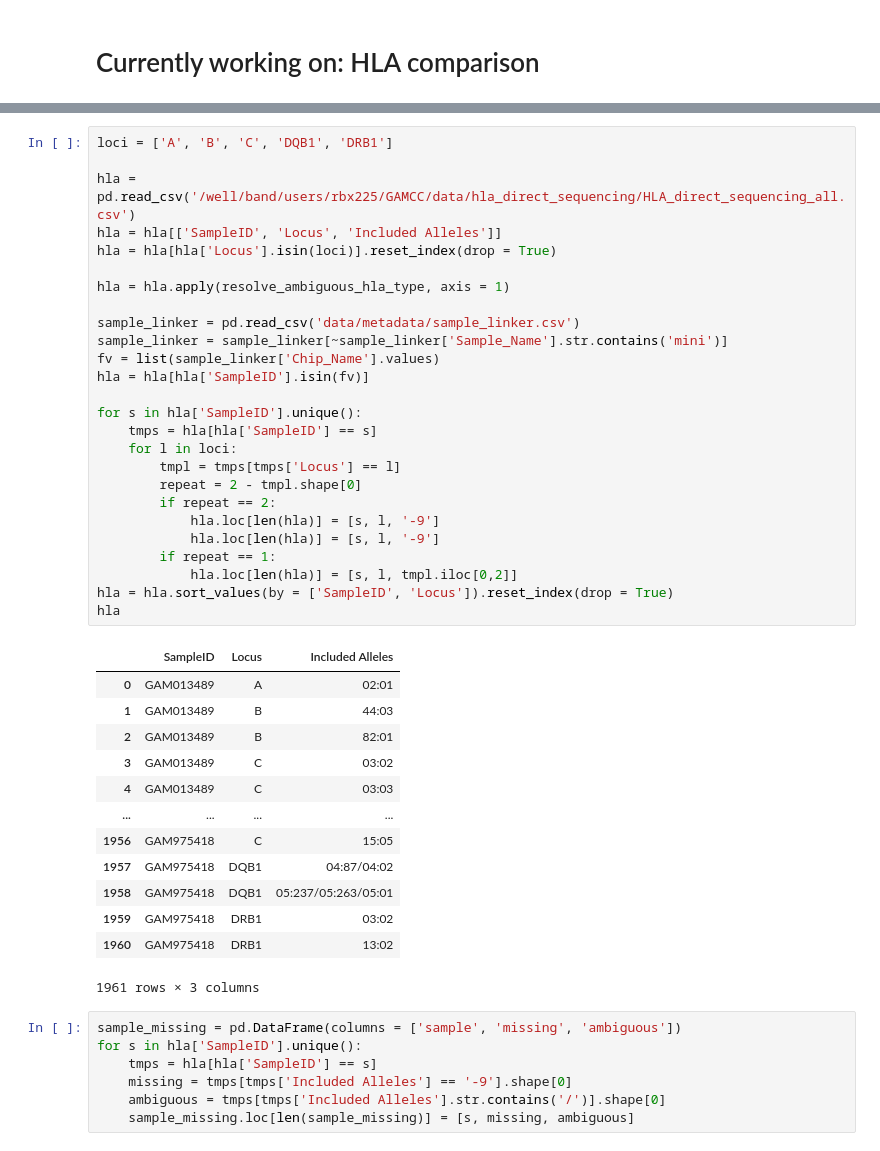
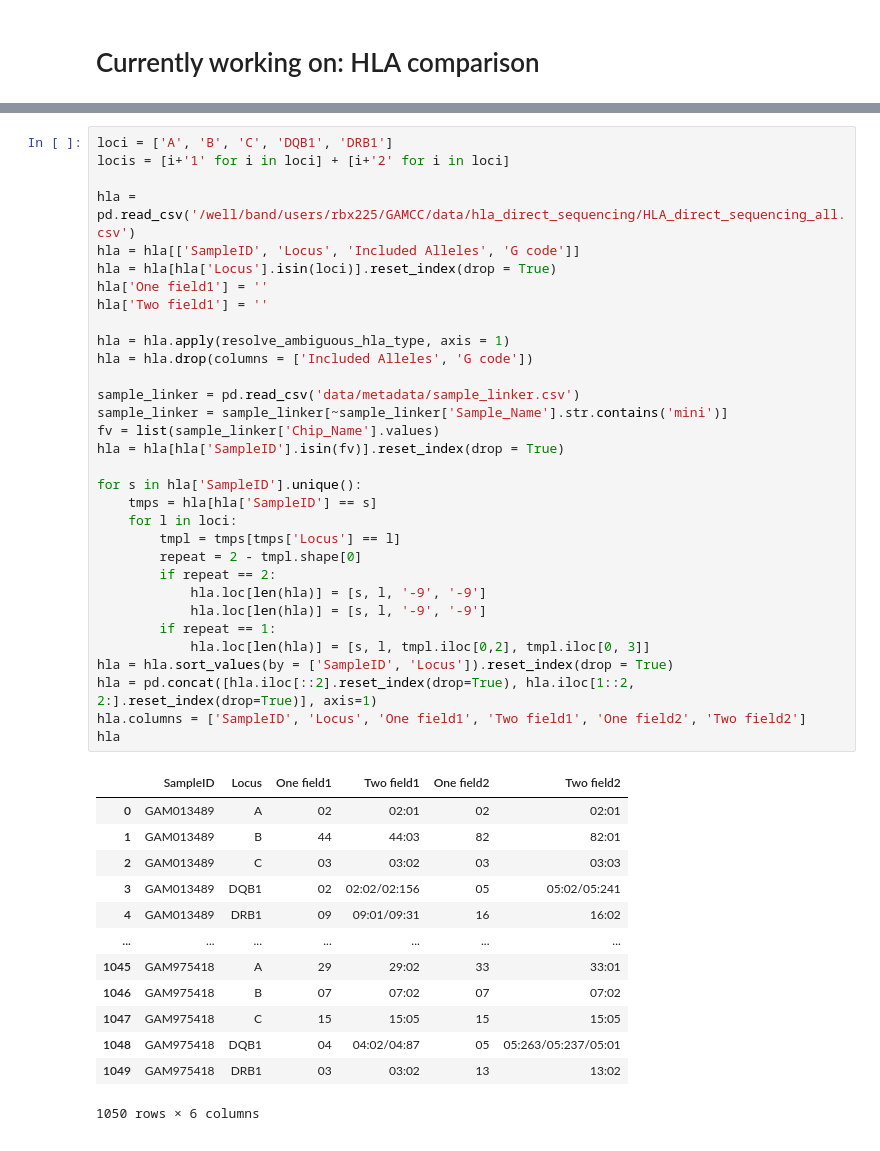
Before and after one commit to Suuuuuuuus/LCWGS_pipeline, a Jupyter notebook: scripts/notebooks/lcwgs_tmp.ipynb, the cells around one changed output, grey strips where cells are left out. Saved outputs shown, nothing was run; the diff lists cells and outputs as text.

```diff
--- a/scripts/notebooks/lcwgs_tmp.ipynb
+++ b/scripts/notebooks/lcwgs_tmp.ipynb
@@ -107,47 +115,46 @@ def compare_hla_types(r):
 # %%
 loci = ['A', 'B', 'C', 'DQB1', 'DRB1']
+locis = [i+'1' for i in loci] + [i+'2' for i in loci]
 
 hla = pd.read_csv('/well/band/users/rbx225/GAMCC/data/hla_direct_sequencing/HLA_direct_sequencing_all.csv')
-hla = hla[['SampleID', 'Locus', 'Included Alleles']]
+hla = hla[['SampleID', 'Locus', 'Included Alleles', 'G code']]
 hla = hla[hla['Locus'].isin(loci)].reset_index(drop = True)
+hla['One field1'] = ''
+hla['Two field1'] = ''
 
 hla = hla.apply(resolve_ambiguous_hla_type, axis = 1)
+hla = hla.drop(columns = ['Included Alleles', 'G code'])
 
 sample_linker = pd.read_csv('data/metadata/sample_linker.csv')
 sample_linker = sample_linker[~sample_linker['Sample_Name'].str.contains('mini')]
 fv = list(sample_linker['Chip_Name'].values)
-hla = hla[hla['SampleID'].isin(fv)]
+hla = hla[hla['SampleID'].isin(fv)].reset_index(drop = True)
 
 for s in hla['SampleID'].unique():
     tmps = hla[hla['SampleID'] == s]
     for l in loci:
         tmpl = tmps[tmps['Locus'] == l]
         repeat = 2 - tmpl.shape[0]
         if repeat == 2:
-            hla.loc[len(hla)] = [s, l, '-9']
-            hla.loc[len(hla)] = [s, l, '-9']
+            hla.loc[len(hla)] = [s, l, '-9', '-9']
+            hla.loc[len(hla)] = [s, l, '-9', '-9']
         if repeat == 1:
-            hla.loc[len(hla)] = [s, l, tmpl.iloc[0,2]]
+            hla.loc[len(hla)] = [s, l, tmpl.iloc[0,2], tmpl.iloc[0, 3]]
 hla = hla.sort_values(by = ['SampleID', 'Locus']).reset_index(drop = True)
+hla = pd.concat([hla.iloc[::2].reset_index(drop=True), hla.iloc[1::2, 2:].reset_index(drop=True)], axis=1)
+hla.columns = ['SampleID', 'Locus', 'One field1', 'Two field1', 'One field2', 'Two field2']
 hla
 # %% [output]
-|  | SampleID | Locus | Included Alleles |
-| 0 | GAM013489 | A | 02:01 |
-| 1 | GAM013489 | B | 44:03 |
-| 2 | GAM013489 | B | 82:01 |
-| 3 | GAM013489 | C | 03:02 |
-| 4 | GAM013489 | C | 03:03 |
-| ... | ... | ... | ... |
-| 1956 | GAM975418 | C | 15:05 |
-| 1957 | GAM975418 | DQB1 | 04:87/04:02 |
-| 1958 | GAM975418 | DQB1 | 05:237/05:263/05:01 |
-| 1959 | GAM975418 | DRB1 | 03:02 |
-| 1960 | GAM975418 | DRB1 | 13:02 |
+|  | SampleID | Locus | One field1 | Two field1 | One field2 | Two field2 |
+| 0 | GAM013489 | A | 02 | 02:01 | 02 | 02:01 |
+| 1 | GAM013489 | B | 44 | 44:03 | 82 | 82:01 |
+| 2 | GAM013489 | C | 03 | 03:02 | 03 | 03:03 |
+| 3 | GAM013489 | DQB1 | 02 | 02:02/02:156 | 05 | 05:02/05:241 |
+| 4 | GAM013489 | DRB1 | 09 | 09:01/09:31 | 16 | 16:02 |
+| ... | ... | ... | ... | ... | ... | ... |
+| 1045 | GAM975418 | A | 29 | 29:02 | 33 | 33:01 |
+| 1046 | GAM975418 | B | 07 | 07:02 | 07 | 07:02 |
+| 1047 | GAM975418 | C | 15 | 15:05 | 15 | 15:05 |
+| 1048 | GAM975418 | DQB1 | 04 | 04:02/04:87 | 05 | 05:263/05:237/05:01 |
+| 1049 | GAM975418 | DRB1 | 03 | 03:02 | 13 | 13:02 |
-1961 rows × 3 columns
+1050 rows × 6 columns
-# %%
-sample_missing = pd.DataFrame(columns = ['sample', 'missing', 'ambiguous'])
-for s in hla['SampleID'].unique():
-    tmps = hla[hla['SampleID'] == s]
-    missing = tmps[tmps['Included Alleles'] == '-9'].shape[0]
-    ambiguous = tmps[tmps['Included Alleles'].str.contains('/')].shape[0]
-    sample_missing.loc[len(sample_missing)] = [s, missing, ambiguous]
```
Also changed, not shown: parts of 32 cells of this notebook, 3 other files.
